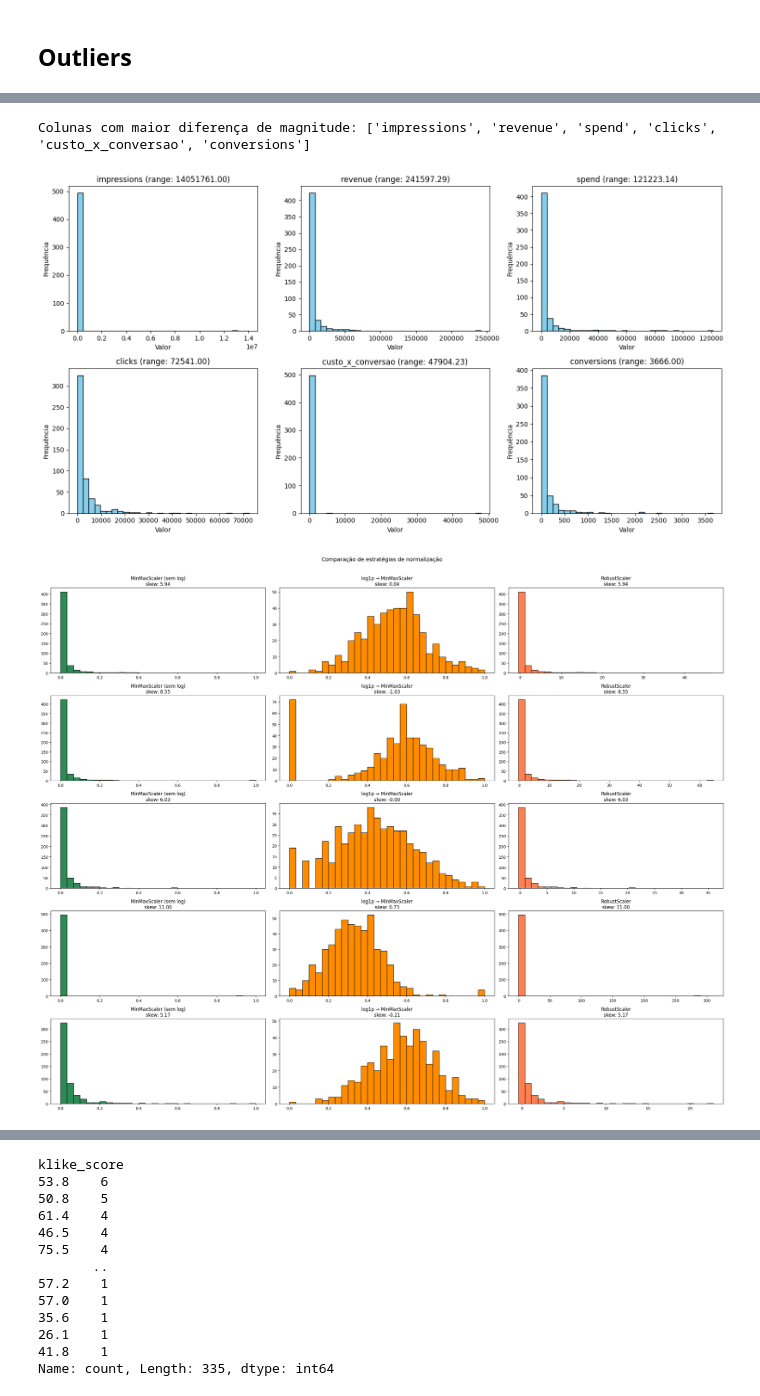
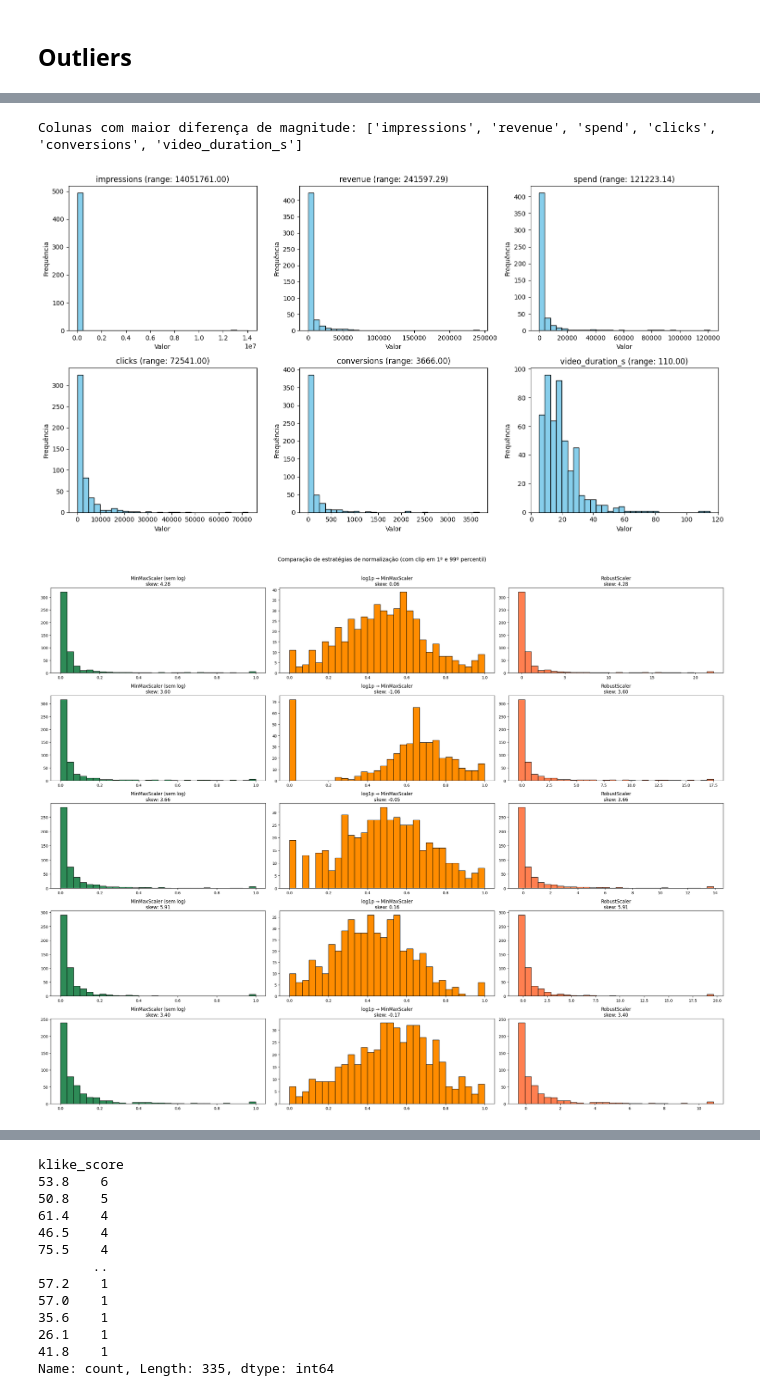
Before and after one commit to MathyLima/video-ad-scorer, a Jupyter notebook: 01_eda.ipynb, the cells around one changed output, grey strips where cells are left out. Drawn from its saved outputs; the diff is of its cells as text; code cells hidden in the pictures.

```diff
--- a/01_eda.ipynb
+++ b/01_eda.ipynb
@@ -39,3 +39,18 @@ df.describe()
 | 50% | 16.000000 | 0.385000 | 2.324100e+04 | 1351.000000 | 0.062750 | 0.710000 | 1031.000000 | 34.5000 | ... |
 | 75% | 25.000000 | 0.550000 | 5.517275e+04 | 3583.250000 | 0.104800 | 1.020000 | 2867.952500 | 111.0000 | ... |
 | max | 115.000000 | 0.920000 | 1.405276e+07 | 72545.000000 | 0.150000 | 26.050000 | 121226.100000 | 3666.0000 | ... |
+# %%
+num_cols = df.select_dtypes(include='number').columns
+
+fig, axes = plt.subplots(4, 4, figsize=(14,10))
+axes = axes.flatten()
+
+for i, col in enumerate(num_cols):
+    sns.histplot(df[col], kde=True, ax=axes[i])
+    axes[i].set_title(col)
+
+for j in range(len(num_cols), len(axes)):
+    axes[j].set_visible(False)
+
+plt.tight_layout()
+plt.show()
@@ -294,39 +311,49 @@ for i, col in enumerate(top_atributos, 1):
 plt.tight_layout()
 plt.show()
 # %% [output]
-Colunas com maior diferença de magnitude: ['impressions', 'revenue', 'spend', 'clicks', 'custo_x_conversao', 'conversions']
+Colunas com maior diferença de magnitude: ['impressions', 'revenue', 'spend', 'clicks', 'conversions', 'video_duration_s']
-[figure, old version]
+[figure, new version]
 # %%
+from sklearn.preprocessing import MinMaxScaler, RobustScaler
+import numpy as np
+import matplotlib.pyplot as plt
+
 cols = ['spend', 'revenue', 'conversions', 'impressions', 'clicks']
+
+# Clip para limitar outliers antes de normalizar
+for col in cols:
+    lower = df[col].quantile(0.01)
+    upper = df[col].quantile(0.99)
+    df[col] = df[col].clip(lower, upper)
 
 fig, axes = plt.subplots(len(cols), 3, figsize=(25, 4 * len(cols)))
 
 for i, col in enumerate(cols):
     data     = df[col].dropna().values.reshape(-1, 1)
     log_data = np.log1p(data)
 
     minmax_raw  = MinMaxScaler().fit_transform(data).flatten()
     minmax_log  = MinMaxScaler().fit_transform(log_data).flatten()
     robust_raw  = RobustScaler().fit_transform(data).flatten()
 
     skew_orig   = df[col].skew()
     skew_log    = pd.Series(log_data.flatten()).skew()
     skew_minmax = pd.Series(minmax_raw).skew()
     skew_robust = pd.Series(robust_raw).skew()
 
     axes[i, 0].hist(minmax_raw, bins=30, color='seagreen',   edgecolor='black')
     axes[i, 0].set_title(f'MinMaxScaler (sem log)\nskew: {skew_minmax:.2f}')
 
     axes[i, 1].hist(minmax_log, bins=30, color='darkorange',  edgecolor='black')
     axes[i, 1].set_title(f'log1p → MinMaxScaler\nskew: {skew_log:.2f}')
 
     axes[i, 2].hist(robust_raw, bins=30, color='coral',       edgecolor='black')
     axes[i, 2].set_title(f'RobustScaler\nskew: {skew_robust:.2f}')
 
-plt.suptitle('Comparação de estratégias de normalização', fontsize=14, y=1.01)
+plt.suptitle('Comparação de estratégias de normalização (com clip em 1º e 99º percentil)', fontsize=14, y=1.01)
 plt.tight_layout()
 plt.show()
 # %% [output]
-[figure, old version]
+[figure, new version]
 # %%
 
```
Also changed, not shown: parts of 29 cells of this notebook, 12 other files.
